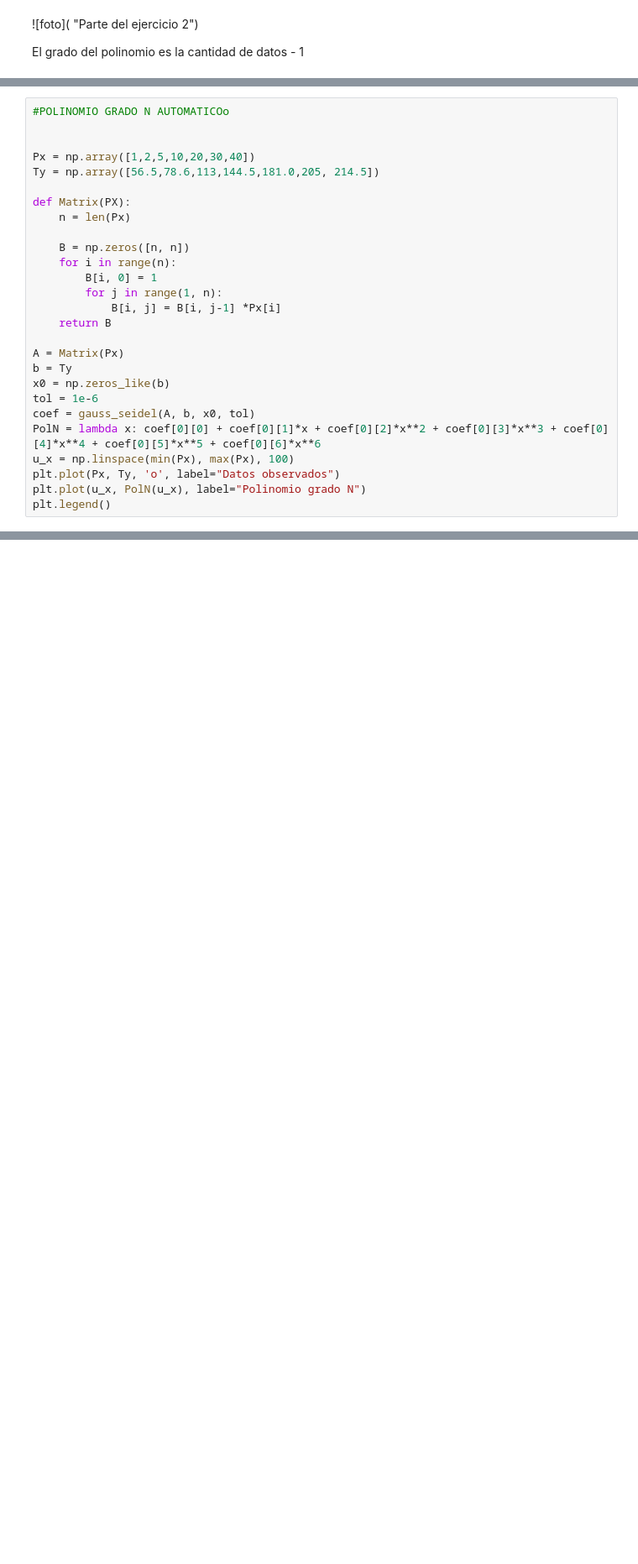
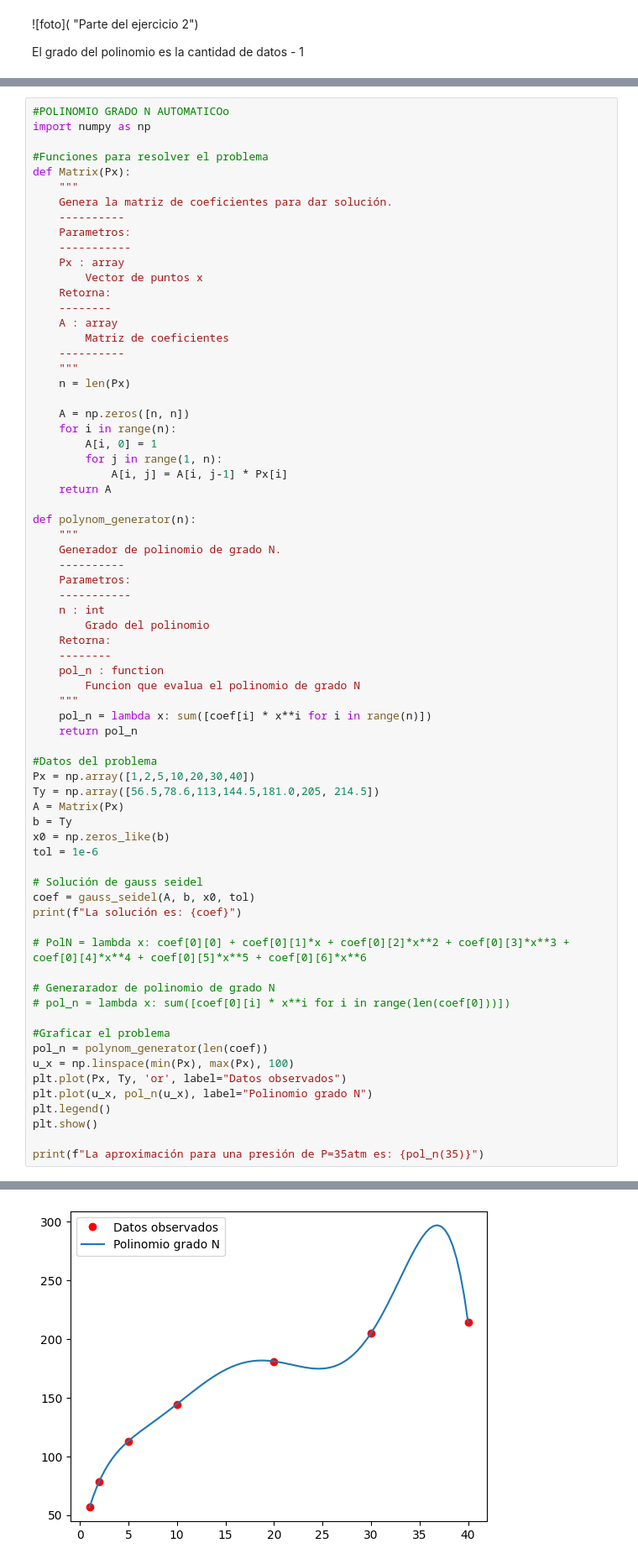
Before and after one commit to justjaaara/semestre_v, a Jupyter notebook: Analisis_numerico/interpolacion_simple/ejercicio_temperatura.ipynb, the cells around one changed output, grey strips where cells are left out. Shown at 84% size. Drawn from its saved outputs; the diff is of its cells as text; blank space fills up the shorter version.

```diff
--- a/Analisis_numerico/interpolacion_simple/ejercicio_temperatura.ipynb
+++ b/Analisis_numerico/interpolacion_simple/ejercicio_temperatura.ipynb
@@ -76,30 +76,73 @@ Radio espectral: 0.4121729229296472
 ![Polinomio con todos los datos](https://i.gyazo.com/3ef5dd4a35e79b0903b8bb75b2625036.jpg "Polinomio con todos los datos")
 # %%
 #POLINOMIO GRADO N AUTOMATICOo
+import numpy as np
 
+#Funciones para resolver el problema
+def Matrix(Px):
+    """
+    Genera la matriz de coeficientes para dar solución.
+    ----------
+    Parametros:
+    -----------
+    Px : array
+        Vector de puntos x
+    Retorna:
+    --------
+    A : array
+        Matriz de coeficientes
+    ----------
+    """
+    n = len(Px)
 
+    A = np.zeros([n, n])
+    for i in range(n):
+        A[i, 0] = 1
+        for j in range(1, n):
+            A[i, j] = A[i, j-1] * Px[i]
+    return A
+
+def polynom_generator(n):
+    """
+    Generador de polinomio de grado N.
+    ----------
+    Parametros:
+    -----------
+    n : int
+        Grado del polinomio
+    Retorna:
+    --------
+    pol_n : function
+        Funcion que evalua el polinomio de grado N
+    """
+    pol_n = lambda x: sum([coef[i] * x**i for i in range(n)])
+    return pol_n
+
+#Datos del problema
 Px = np.array([1,2,5,10,20,30,40])
 Ty = np.array([56.5,78.6,113,144.5,181.0,205, 214.5])
-
-def Matrix(PX):
-    n = len(Px)
-
-    B = np.zeros([n, n])
-    for i in range(n):
-        B[i, 0] = 1
-        for j in range(1, n):
-            B[i, j] = B[i, j-1] *Px[i]
-    return B
-
 A = Matrix(Px)
 b = Ty
 x0 = np.zeros_like(b)
 tol = 1e-6
+
+# Solución de gauss seidel
 coef = gauss_seidel(A, b, x0, tol)
-PolN = lambda x: coef[0][0] + coef[0][1]*x + coef[0][2]*x**2 + coef[0][3]*x**3 + coef[0][4]*x**4 + coef[0][5]*x**5 + coef[0][6]*x**6
+print(f"La solución es: {coef}")
+
+# PolN = lambda x: coef[0][0] + coef[0][1]*x + coef[0][2]*x**2 + coef[0][3]*x**3 + coef[0][4]*x**4 + coef[0][5]*x**5 + coef[0][6]*x**6
+
+# Generarador de polinomio de grado N
+# pol_n = lambda x: sum([coef[0][i] * x**i for i in range(len(coef[0]))])
+
+#Graficar el problema
+pol_n = polynom_generator(len(coef))
 u_x = np.linspace(min(Px), max(Px), 100)
-plt.plot(Px, Ty, 'o', label="Datos observados")
-plt.plot(u_x, PolN(u_x), label="Polinomio grado N")
+plt.plot(Px, Ty, 'or', label="Datos observados")
+plt.plot(u_x, pol_n(u_x), label="Polinomio grado N")
 plt.legend()
+plt.show()
+
+print(f"La aproximación para una presión de P=35atm es: {pol_n(35)}")
 # %% [output]
 Radio espectral: 0.9810889703702437
@@ -105,0 +151 @@ Radio espectral: 0.9810889703702437
+[figure, new version]
```
Also changed, not shown: parts of 3 cells of this notebook, 4 other files.
